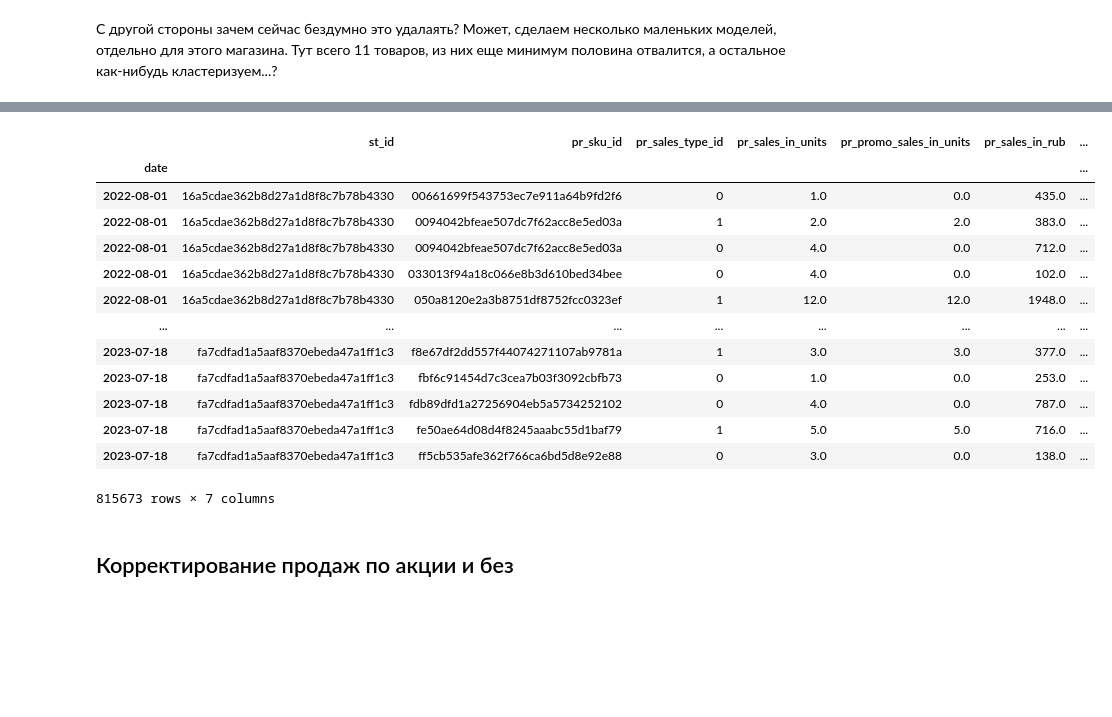
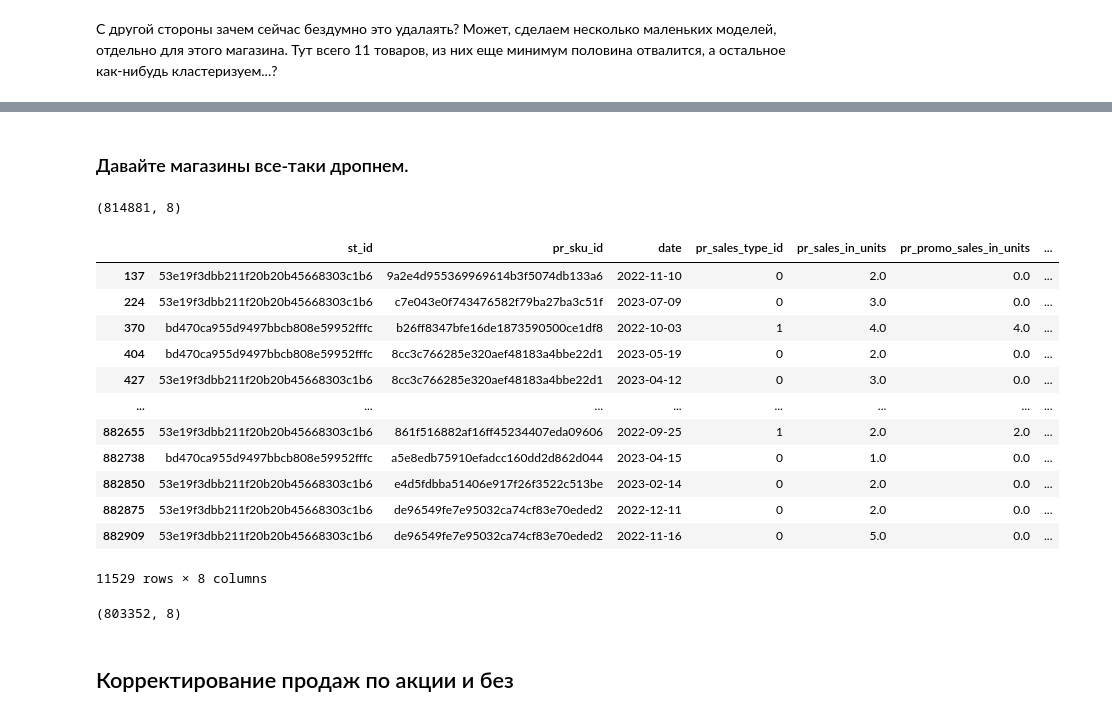
Before and after one commit to AndreiChernovJr/DS, a Jupyter notebook: Andrei's vision.ipynb, the cells around one changed output, grey strips where cells are left out. Drawn from its saved outputs; the diff is of its cells as text; code cells hidden in the pictures; blank space fills up the shorter version.

```diff
--- a/Andrei's vision.ipynb
+++ b/Andrei's vision.ipynb
@@ -413,3 +432,6 @@ sales = sales[~((sales['pr_sales_in_units'] == 0) & (sales['pr_promo_sales_in_un
 sales.shape
 # %% [output]
 (815674, 8)
+# %%
+sales = sales[~((sales['pr_sales_in_rub'] == 0) & (sales['pr_promo_sales_in_rub'] == 0))]
+sales.shape
@@ -468,6 +491,10 @@ display(store.sort_values(by='sales_total', ascending = False))
 | 11 | 084a8a9aa8cced9175bd07bc44998e75 | 3202111cf90e7c816a472aaceb72b0df | 32586311f16876abf92901085bd87b99 | 4 | 3 | 19 | ... |
 | 0 | 1aa057313c28fa4a40c5bc084b11d276 | 1587965fb4d4b5afe8428a4a024feb0d | 81b4dd343f5880df806d4c5d4a846c64 | 4 | 3 | 19 | ... |
 | 10 | 62f91ce9b820a491ee78c108636db089 | 1587965fb4d4b5afe8428a4a024feb0d | 81b4dd343f5880df806d4c5d4a846c64 | 4 | 3 | 32 | ... |
+# %%
+small_stores = ['62f91ce9b820a491ee78c108636db089',
+                '1aa057313c28fa4a40c5bc084b11d276', '084a8a9aa8cced9175bd07bc44998e75',
+               'bd470ca955d9497bbcb808e59952fffc', '53e19f3dbb211f20b20b45668303c1b6']
 # %% [markdown]
 Очень интересное открытие: все магазинчики с маленькими продажами, которые я хочу удалить, принадлежат к одной и той же категори, типу локации и половина из них неактивны. Это еще больше усиливает мое желание их удалить.
 # %% [markdown]
@@ -535,22 +537,32 @@ sales.sort_values(by=['date','st_id', 'pr_sku_id'], inplace=True)
-# %%
-sales.set_index('date', inplace=True)
+# %% [markdown]
+### Давайте магазины все-таки дропнем.
+# %%
+sales.shape
+# %% [output]
+(814881, 8)
+# %%
+small_store_sales = sales[sales['st_id'].isin(small_stores)]
 # %%
-display(sales)
+display(small_store_sales)
 # %% [output]
-|  | st_id | pr_sku_id | pr_sales_type_id | pr_sales_in_units | pr_promo_sales_in_units | pr_sales_in_rub | ... |
-| date |  |  |  |  |  |  | ... |
-| 2022-08-01 | 16a5cdae362b8d27a1d8f8c7b78b4330 | 00661699f543753ec7e911a64b9fd2f6 | 0 | 1.0 | 0.0 | 435.0 | ... |
-| 2022-08-01 | 16a5cdae362b8d27a1d8f8c7b78b4330 | 0094042bfeae507dc7f62acc8e5ed03a | 1 | 2.0 | 2.0 | 383.0 | ... |
-| 2022-08-01 | 16a5cdae362b8d27a1d8f8c7b78b4330 | 0094042bfeae507dc7f62acc8e5ed03a | 0 | 4.0 | 0.0 | 712.0 | ... |
-| 2022-08-01 | 16a5cdae362b8d27a1d8f8c7b78b4330 | 033013f94a18c066e8b3d610bed34bee | 0 | 4.0 | 0.0 | 102.0 | ... |
-| 2022-08-01 | 16a5cdae362b8d27a1d8f8c7b78b4330 | 050a8120e2a3b8751df8752fcc0323ef | 1 | 12.0 | 12.0 | 1948.0 | ... |
+|  | st_id | pr_sku_id | date | pr_sales_type_id | pr_sales_in_units | pr_promo_sales_in_units | ... |
+| 137 | 53e19f3dbb211f20b20b45668303c1b6 | 9a2e4d955369969614b3f5074db133a6 | 2022-11-10 | 0 | 2.0 | 0.0 | ... |
+| 224 | 53e19f3dbb211f20b20b45668303c1b6 | c7e043e0f743476582f79ba27ba3c51f | 2023-07-09 | 0 | 3.0 | 0.0 | ... |
+| 370 | bd470ca955d9497bbcb808e59952fffc | b26ff8347bfe16de1873590500ce1df8 | 2022-10-03 | 1 | 4.0 | 4.0 | ... |
+| 404 | bd470ca955d9497bbcb808e59952fffc | 8cc3c766285e320aef48183a4bbe22d1 | 2023-05-19 | 0 | 2.0 | 0.0 | ... |
+| 427 | 53e19f3dbb211f20b20b45668303c1b6 | 8cc3c766285e320aef48183a4bbe22d1 | 2023-04-12 | 0 | 3.0 | 0.0 | ... |
 | ... | ... | ... | ... | ... | ... | ... | ... |
-| 2023-07-18 | fa7cdfad1a5aaf8370ebeda47a1ff1c3 | f8e67df2dd557f44074271107ab9781a | 1 | 3.0 | 3.0 | 377.0 | ... |
-| 2023-07-18 | fa7cdfad1a5aaf8370ebeda47a1ff1c3 | fbf6c91454d7c3cea7b03f3092cbfb73 | 0 | 1.0 | 0.0 | 253.0 | ... |
-| 2023-07-18 | fa7cdfad1a5aaf8370ebeda47a1ff1c3 | fdb89dfd1a27256904eb5a5734252102 | 0 | 4.0 | 0.0 | 787.0 | ... |
-| 2023-07-18 | fa7cdfad1a5aaf8370ebeda47a1ff1c3 | fe50ae64d08d4f8245aaabc55d1baf79 | 1 | 5.0 | 5.0 | 716.0 | ... |
-| 2023-07-18 | fa7cdfad1a5aaf8370ebeda47a1ff1c3 | ff5cb535afe362f766ca6bd5d8e92e88 | 0 | 3.0 | 0.0 | 138.0 | ... |
+| 882655 | 53e19f3dbb211f20b20b45668303c1b6 | 861f516882af16ff45234407eda09606 | 2022-09-25 | 1 | 2.0 | 2.0 | ... |
+| 882738 | bd470ca955d9497bbcb808e59952fffc | a5e8edb75910efadcc160dd2d862d044 | 2023-04-15 | 0 | 1.0 | 0.0 | ... |
+| 882850 | 53e19f3dbb211f20b20b45668303c1b6 | e4d5fdbba51406e917f26f3522c513be | 2023-02-14 | 0 | 2.0 | 0.0 | ... |
+| 882875 | 53e19f3dbb211f20b20b45668303c1b6 | de96549fe7e95032ca74cf83e70eded2 | 2022-12-11 | 0 | 2.0 | 0.0 | ... |
+| 882909 | 53e19f3dbb211f20b20b45668303c1b6 | de96549fe7e95032ca74cf83e70eded2 | 2022-11-16 | 0 | 5.0 | 0.0 | ... |
-815673 rows × 7 columns
+11529 rows × 8 columns
+# %%
+sales = sales[~sales['st_id'].isin(small_stores)]
+sales.shape
+# %% [output]
+(803352, 8)
 # %% [markdown]
 ## Корректирование продаж по акции и без
 # %% [markdown]
```
Also changed, not shown: parts of 80 cells of this notebook.
